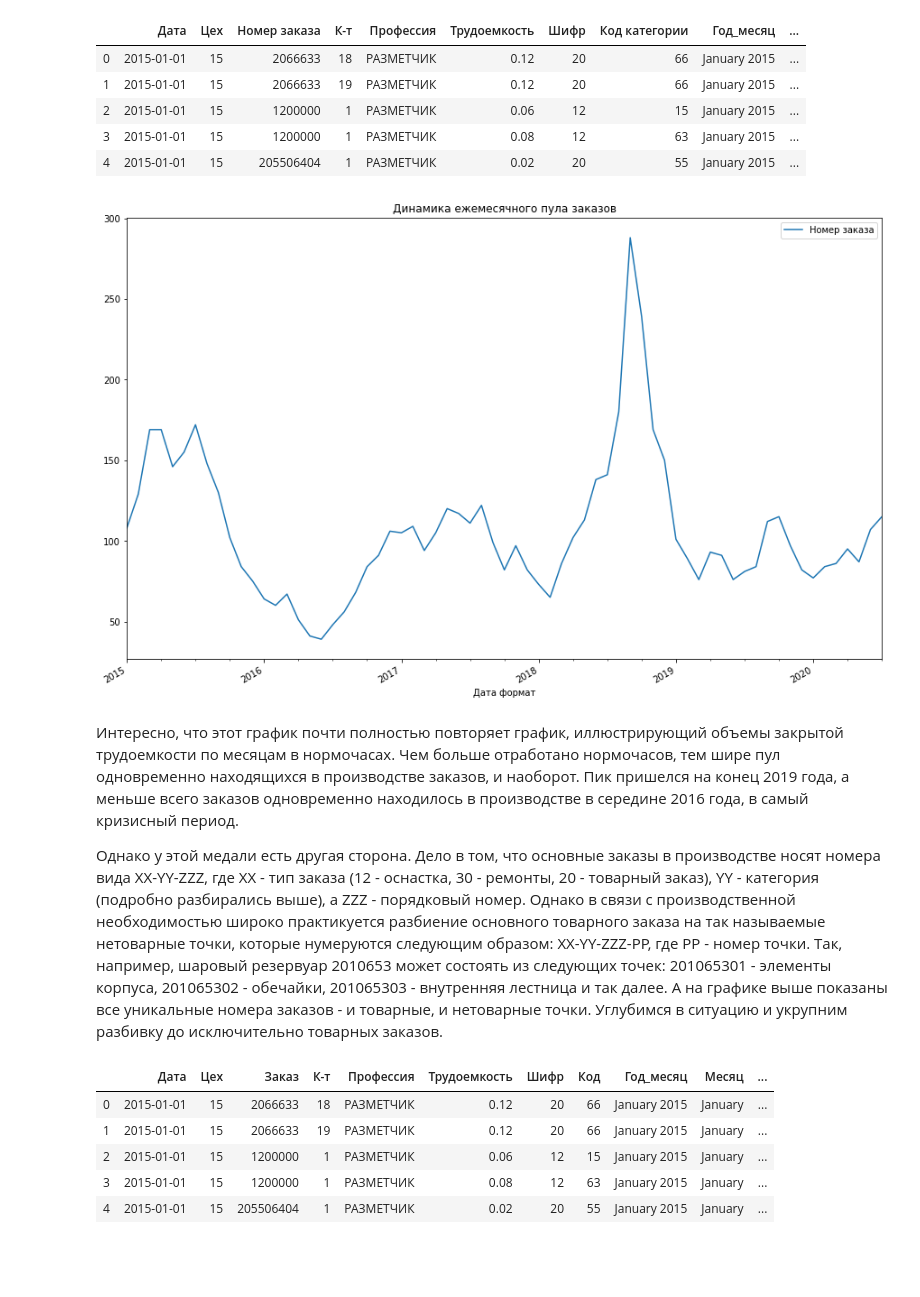
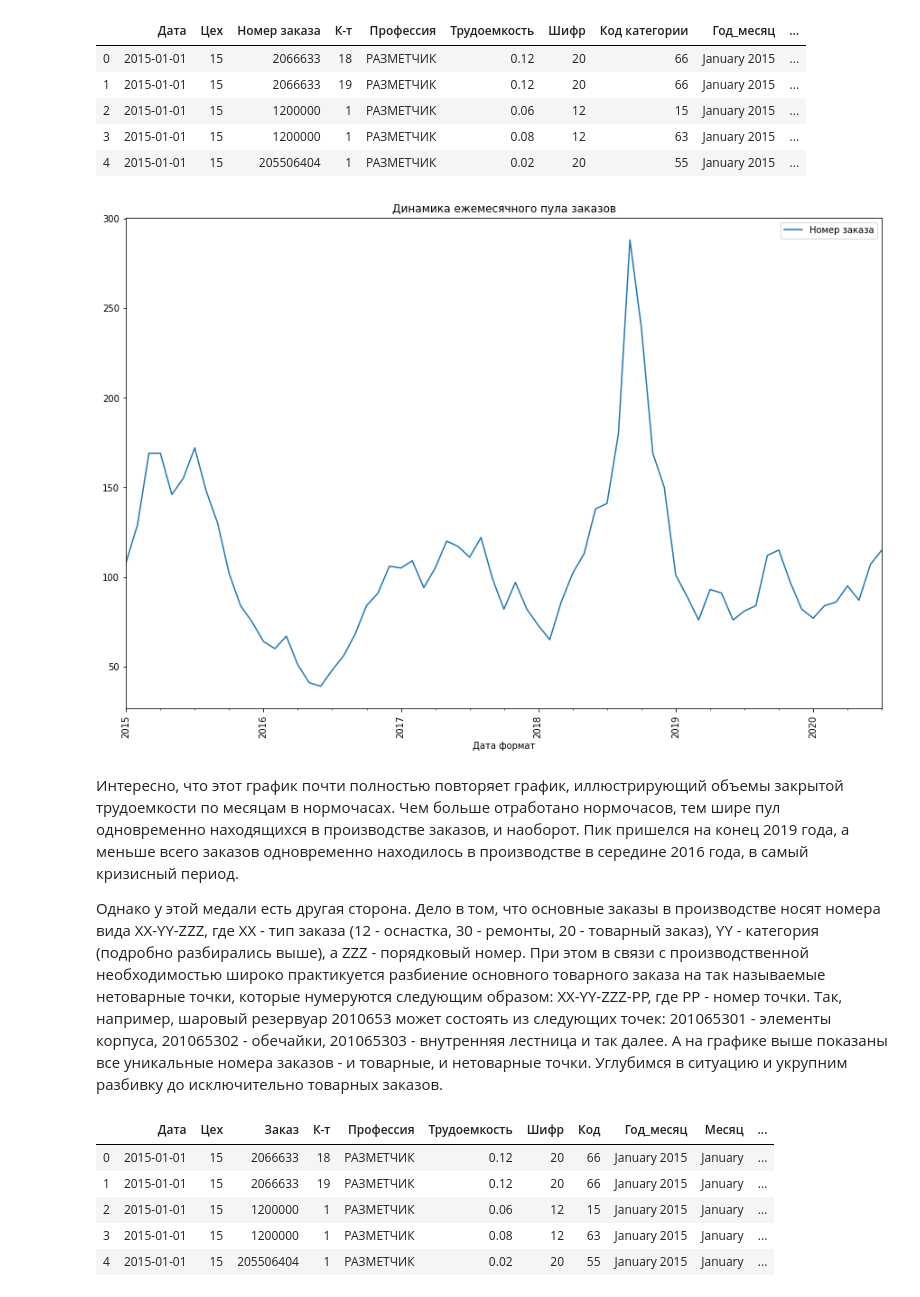
Before and after one commit to asencour/capacity-use, a Jupyter notebook: 01 Output_Plant_Analytics/UXM_project.ipynb, the cells around one changed output. Drawn from its saved outputs; the diff is of its cells as text; code cells hidden in the pictures; blank space fills up the shorter version.

```diff
--- a/01 Output_Plant_Analytics/UXM_project.ipynb
+++ b/01 Output_Plant_Analytics/UXM_project.ipynb
@@ -1425,20 +1443,20 @@ df.head()
 # %%
 ax = (df
  .groupby(['Дата формат'])
  .agg({'Номер заказа': lambda x: x.nunique()})
  .plot(rot=90, figsize=(15,10), title = 'Динамика ежемесячного пула заказов')
 )
 #ax.xaxis.set_major_locator(mdates.MonthLocator(interval=1))
 #ax.xaxis.set_major_formatter(mdates.DateFormatter('%d-%m-%Y'))
-plt.gcf().autofmt_xdate()
+#plt.gcf().autofmt_xdate()
 #ax.set_xticklabels(df['Дата формат'], rotation=90)
 plt.show()
 # %% [output]
-[figure, old version]
+[figure, new version]
 # %% [markdown]
 Интересно, что этот график почти полностью повторяет график, иллюстрирующий объемы закрытой трудоемкости по месяцам в нормочасах. Чем больше отработано нормочасов, тем шире пул одновременно находящихся в производстве заказов, и наоборот. Пик пришелся на конец 2019 года, а меньше всего заказов одновременно находилось в производстве в середине 2016 года, в самый кризисный период.
 
-Однако у этой медали есть другая сторона. Дело в том, что основные заказы в производстве носят номера вида XX-YY-ZZZ, где XX - тип заказа (12 - оснастка, 30 - ремонты, 20 - товарный заказ), YY - категория (подробно разбирались выше), а ZZZ - порядковый номер. Однако в связи с производственной необходимостью широко практикуется разбиение основного товарного заказа на так называемые нетоварные точки, которые нумеруются следующим образом: XX-YY-ZZZ-PP, где PP - номер точки. Так, например, шаровый резервуар 2010653 может состоять из следующих точек: 201065301 - элементы корпуса, 201065302 - обечайки, 201065303 - внутренняя лестница и так далее. А на графике выше показаны все уникальные номера заказов - и товарные, и нетоварные точки. Углубимся в ситуацию и укрупним разбивку до исключительно товарных заказов.
+Однако у этой медали есть другая сторона. Дело в том, что основные заказы в производстве носят номера вида XX-YY-ZZZ, где XX - тип заказа (12 - оснастка, 30 - ремонты, 20 - товарный заказ), YY - категория (подробно разбирались выше), а ZZZ - порядковый номер. При этом в связи с производственной необходимостью широко практикуется разбиение основного товарного заказа на так называемые нетоварные точки, которые нумеруются следующим образом: XX-YY-ZZZ-PP, где PP - номер точки. Так, например, шаровый резервуар 2010653 может состоять из следующих точек: 201065301 - элементы корпуса, 201065302 - обечайки, 201065303 - внутренняя лестница и так далее. А на графике выше показаны все уникальные номера заказов - и товарные, и нетоварные точки. Углубимся в ситуацию и укрупним разбивку до исключительно товарных заказов.
 # %%
 df.columns = ['Дата', 'Цех', 'Заказ', 'К-т', 'Профессия', 'Трудоемкость', 'Шифр', 'Код', 'Год_месяц', \
               'Месяц', 'Год', 'Категория', 'Дата_м']
```
Also changed, not shown: parts of 29 cells of this notebook.
